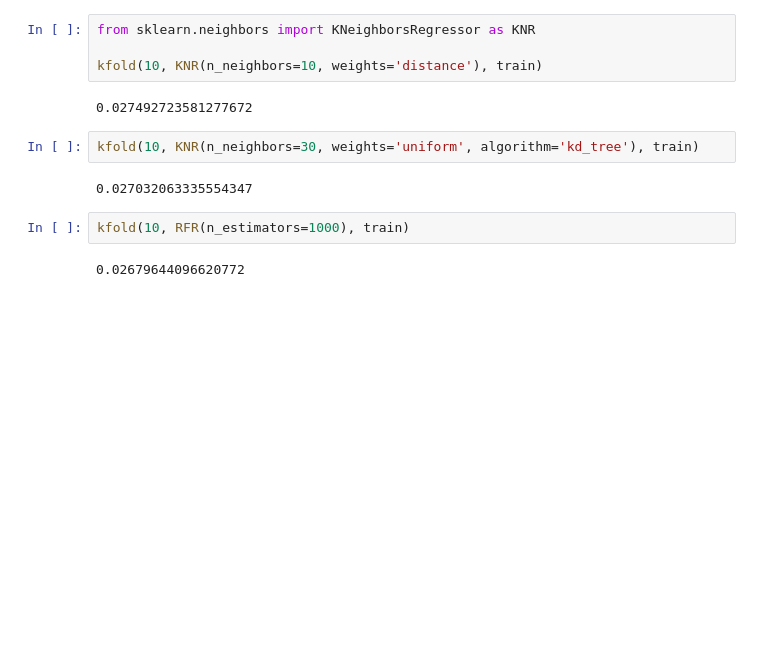
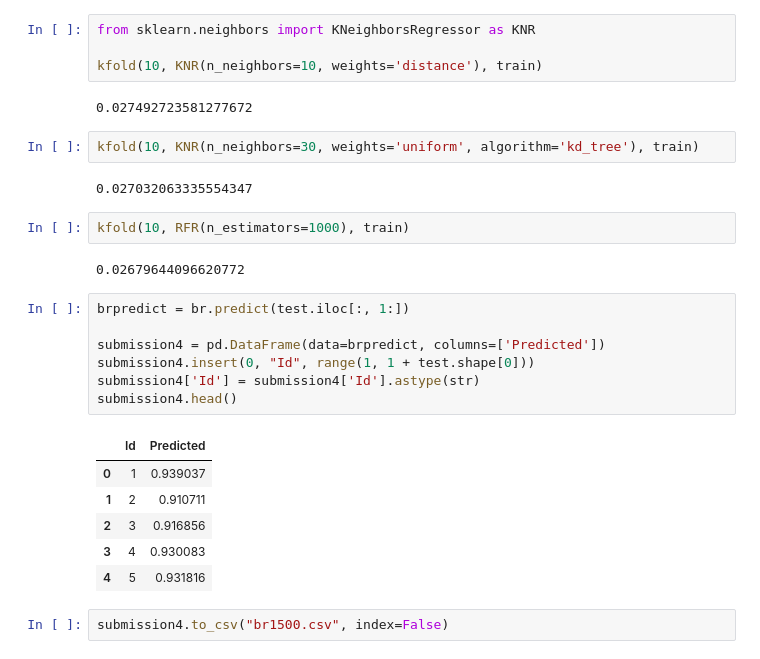
Before and after one commit to emilyjia/cs181-s19-practicals, a Jupyter notebook: P1/tuning.ipynb, the cells around one changed output. Cells and saved outputs as stored; diff of their text form; blank space fills up the shorter version.

```diff
--- a/P1/tuning.ipynb
+++ b/P1/tuning.ipynb
@@ -165,3 +165,19 @@ kfold(10, KNR(n_neighbors=30, weights='uniform', algorithm='kd_tree'), train)
 kfold(10, RFR(n_estimators=1000), train)
 # %% [output]
 0.02679644096620772
+# %%
+brpredict = br.predict(test.iloc[:, 1:])
+
+submission4 = pd.DataFrame(data=brpredict, columns=['Predicted'])
+submission4.insert(0, "Id", range(1, 1 + test.shape[0]))
+submission4['Id'] = submission4['Id'].astype(str)
+submission4.head()
+# %% [output]
+|  | Id | Predicted |
+| 0 | 1 | 0.939037 |
+| 1 | 2 | 0.910711 |
+| 2 | 3 | 0.916856 |
+| 3 | 4 | 0.930083 |
+| 4 | 5 | 0.931816 |
+# %%
+submission4.to_csv("br1500.csv", index=False)
```
Also changed, not shown: parts of 7 cells of this notebook.
